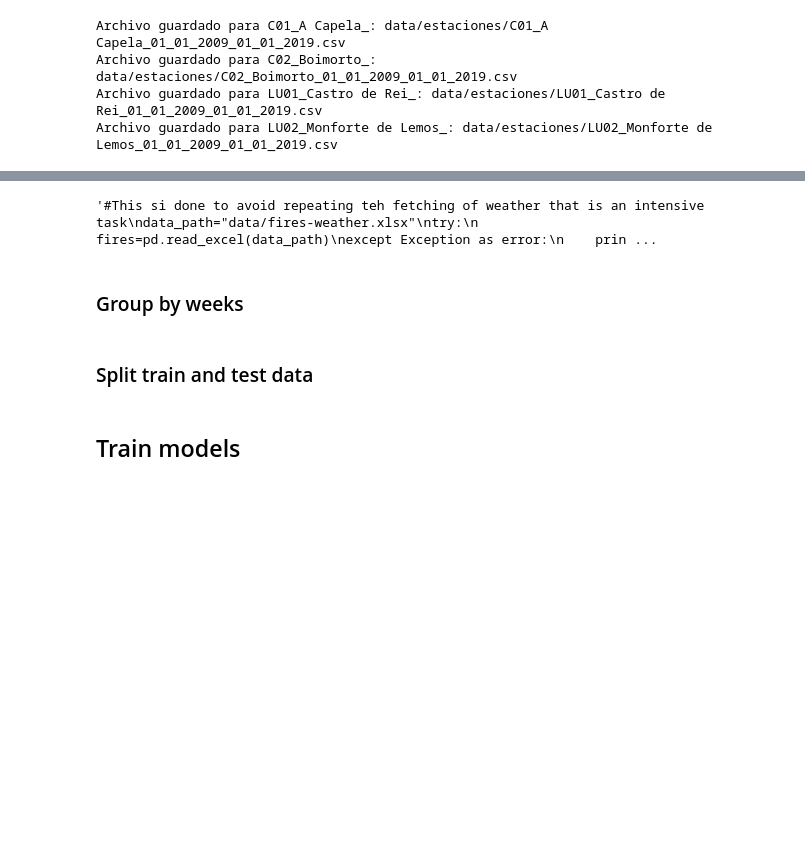
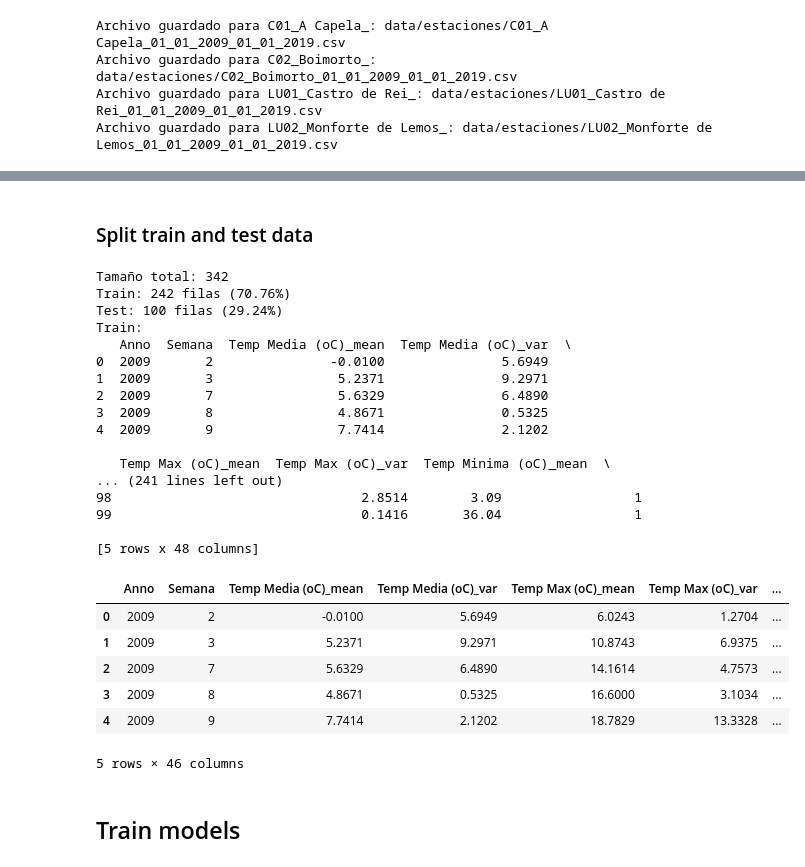
Before and after one commit to JozsefIvanGafo/4-Year-Q1-iao-project-Prediction-of-Forest-fires-in-Galicia-Spain2024-UC3M, a Jupyter notebook: prediction_of_forest_fires_in_Galicia.ipynb, the cells around one changed output, grey strips where cells are left out. Drawn from its saved outputs; the diff is of its cells as text; code cells hidden in the pictures; blank space fills up the shorter version.

```diff
--- a/prediction_of_forest_fires_in_Galicia.ipynb
+++ b/prediction_of_forest_fires_in_Galicia.ipynb
@@ -311,12 +411,0 @@ except Exception as error:
-# %%
-"""#This si done to avoid repeating teh fetching of weather that is an intensive task
-data_path="data/fires-weather.xlsx"
-try:
-    fires=pd.read_excel(data_path)
-except Exception as error:
-    print(f"Error while importing the excel file: {error}")
-fires.head()"""
-# %% [output]
-'#This si done to avoid repeating teh fetching of weather that is an intensive task\ndata_path="data/fires-weather.xlsx"\ntry:\n    fires=pd.read_excel(data_path)\nexcept Exception as error:\n    prin ...
-# %% [markdown]
-### Group by weeks
@@ -330,2 +414,64 @@ train_split=80
+# %%
+
+# Dividir los datos en train y test
+df_train = weather_fires[weather_fires['Anno'] <= 2015].reset_index(drop=True) #Modificados
+df_test = weather_fires[weather_fires['Anno'] >= 2016].reset_index(drop=True)
+
+df_train = pd.DataFrame(df_train)
+df_test = pd.DataFrame(df_test,)
+
+
+# Calcular tamaños de train y test
+train_size = len(df_train)
+test_size = len(df_test)
+total_size = len(weather_fires)
+
+# Calcular porcentajes
+train_percentage = (train_size / total_size) * 100
+test_percentage = (test_size / total_size) * 100
+
+# Mostrar resultados
+print(f"\nTamaño total: {total_size}")
+print(f"Train: {train_size} filas ({train_percentage:.2f}%)")
+print(f"Test: {test_size} filas ({test_percentage:.2f}%)")
+
+# Verificar los resultados
+print("Train:")
+print(df_train.head(), "\n--------------\n", df_train.tail())
+print("\nTest:")
+print(df_test.head(), "\n--------------\n", df_test.tail()) # No se usará hasta el final
+
+x_train = df_train.drop(columns=['superficie', 'numero_incendios'])
+y_train = df_train['superficie']
+
+x_test = df_test.drop(columns=['superficie', 'numero_incendios'])
+y_test = df_test['superficie']
+
+x_train.head()
+# %% [output]
+Tamaño total: 342
+Train: 242 filas (70.76%)
+Test: 100 filas (29.24%)
+Train:
+   Anno  Semana  Temp Media (oC)_mean  Temp Media (oC)_var  \
+0  2009       2               -0.0100               5.6949
+1  2009       3                5.2371               9.2971
+2  2009       7                5.6329               6.4890
+3  2009       8                4.8671               0.5325
+4  2009       9                7.7414               2.1202
+
+   Temp Max (oC)_mean  Temp Max (oC)_var  Temp Minima (oC)_mean  \
+... (241 lines left out)
+98                                2.8514        3.09                 1
+99                                0.1416       36.04                 1
+
+[5 rows x 48 columns]
+|  | Anno | Semana | Temp Media (oC)_mean | Temp Media (oC)_var | Temp Max (oC)_mean | Temp Max (oC)_var | ... |
+| 0 | 2009 | 2 | -0.0100 | 5.6949 | 6.0243 | 1.2704 | ... |
+| 1 | 2009 | 3 | 5.2371 | 9.2971 | 10.8743 | 6.9375 | ... |
+| 2 | 2009 | 7 | 5.6329 | 6.4890 | 14.1614 | 4.7573 | ... |
+| 3 | 2009 | 8 | 4.8671 | 0.5325 | 16.6000 | 3.1034 | ... |
+| 4 | 2009 | 9 | 7.7414 | 2.1202 | 18.7829 | 13.3328 | ... |
+5 rows × 46 columns
 # %% [markdown]
 ## Train models
```
Also changed, not shown: parts of 17 cells of this notebook, 2 other files.
